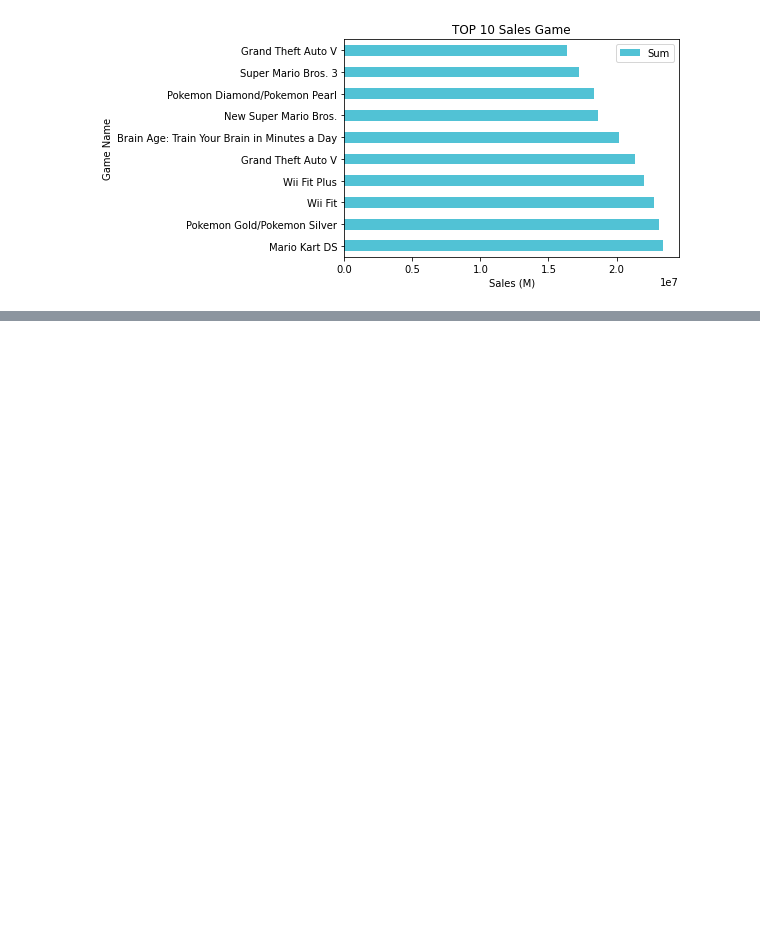
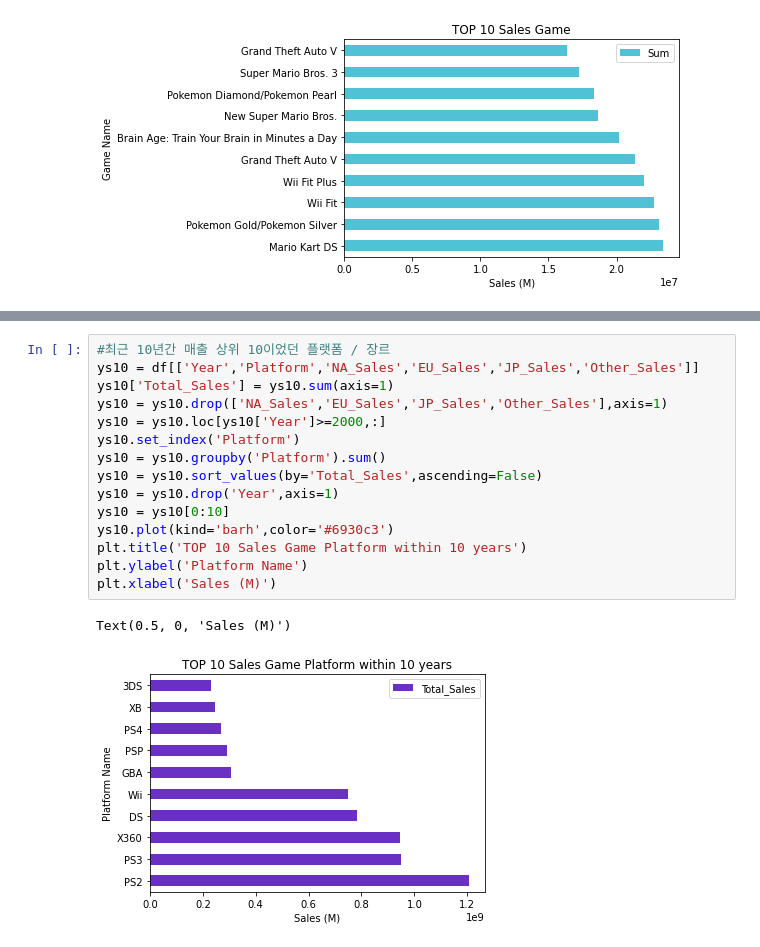
Before and after one commit to threegenie/vgames_project, a Jupyter notebook: game_data.ipynb, the cells around one changed output, grey strips where cells are left out. Saved outputs shown, nothing was run; the diff lists cells and outputs as text; blank space fills up the shorter version.

```diff
--- a/game_data.ipynb
+++ b/game_data.ipynb
@@ -416,0 +409,18 @@ ys_10
+# %%
+#최근 10년간 매출 상위 10이었던 플랫폼 / 장르
+ys10 = df[['Year','Platform','NA_Sales','EU_Sales','JP_Sales','Other_Sales']]
+ys10['Total_Sales'] = ys10.sum(axis=1)
+ys10 = ys10.drop(['NA_Sales','EU_Sales','JP_Sales','Other_Sales'],axis=1)
+ys10 = ys10.loc[ys10['Year']>=2000,:]
+ys10.set_index('Platform')
+ys10 = ys10.groupby('Platform').sum()
+ys10 = ys10.sort_values(by='Total_Sales',ascending=False)
+ys10 = ys10.drop('Year',axis=1)
+ys10 = ys10[0:10]
+ys10.plot(kind='barh',color='#6930c3')
+plt.title('TOP 10 Sales Game Platform within 10 years')
+plt.ylabel('Platform Name')
+plt.xlabel('Sales (M)')
+# %% [output]
+Text(0.5, 0, 'Sales (M)')
+[figure, added]
```
Also changed, not shown: parts of 2 cells of this notebook.
